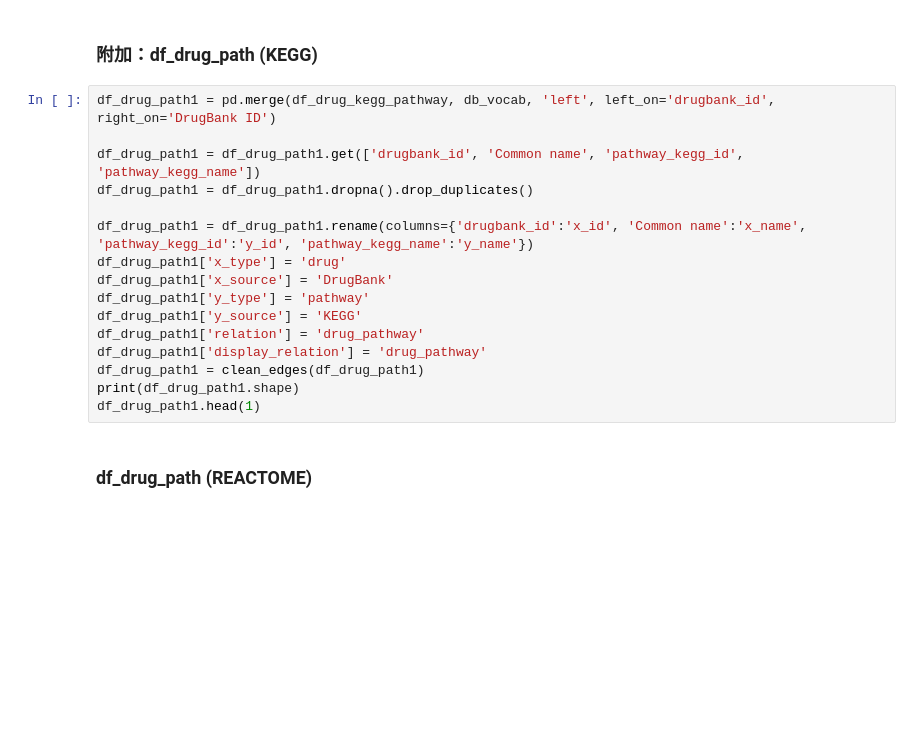
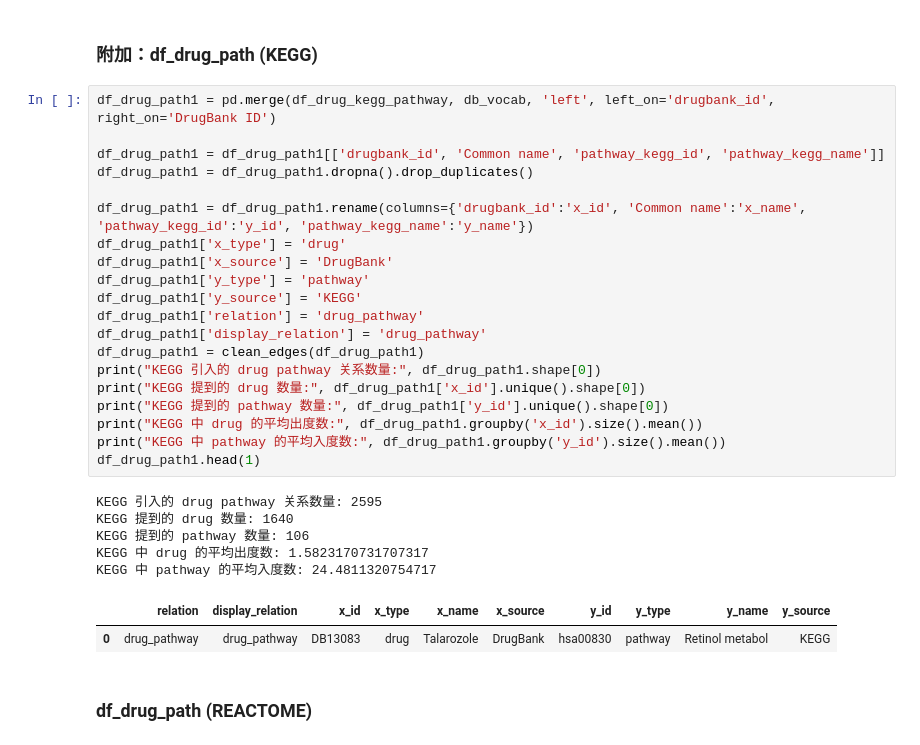
Before and after one commit to CPU-DS/kg4rd, a Jupyter notebook: src/kg4rd/data_process/build_graph.ipynb, the cells around one changed output. Cells and saved outputs as stored; diff of their text form; blank space fills up the shorter version.

```diff
--- a/src/kg4rd/data_process/build_graph.ipynb
+++ b/src/kg4rd/data_process/build_graph.ipynb
@@ -180,19 +180,31 @@ def clean_edges(df):
 # %%
 df_drug_path1 = pd.merge(df_drug_kegg_pathway, db_vocab, 'left', left_on='drugbank_id', right_on='DrugBank ID')
 
-df_drug_path1 = df_drug_path1.get(['drugbank_id', 'Common name', 'pathway_kegg_id', 'pathway_kegg_name'])
+df_drug_path1 = df_drug_path1[['drugbank_id', 'Common name', 'pathway_kegg_id', 'pathway_kegg_name']]
 df_drug_path1 = df_drug_path1.dropna().drop_duplicates()
 
 df_drug_path1 = df_drug_path1.rename(columns={'drugbank_id':'x_id', 'Common name':'x_name', 'pathway_kegg_id':'y_id', 'pathway_kegg_name':'y_name'})
 df_drug_path1['x_type'] = 'drug'
 df_drug_path1['x_source'] = 'DrugBank'
 df_drug_path1['y_type'] = 'pathway'
 df_drug_path1['y_source'] = 'KEGG'
 df_drug_path1['relation'] = 'drug_pathway'
 df_drug_path1['display_relation'] = 'drug_pathway'
 df_drug_path1 = clean_edges(df_drug_path1)
-print(df_drug_path1.shape)
+print("KEGG 引入的 drug pathway 关系数量:", df_drug_path1.shape[0])
+print("KEGG 提到的 drug 数量:", df_drug_path1['x_id'].unique().shape[0])
+print("KEGG 提到的 pathway 数量:", df_drug_path1['y_id'].unique().shape[0])
+print("KEGG 中 drug 的平均出度数:", df_drug_path1.groupby('x_id').size().mean())
+print("KEGG 中 pathway 的平均入度数:", df_drug_path1.groupby('y_id').size().mean())
 df_drug_path1.head(1)
+# %% [output]
+KEGG 引入的 drug pathway 关系数量: 2595
+KEGG 提到的 drug 数量: 1640
+KEGG 提到的 pathway 数量: 106
+KEGG 中 drug 的平均出度数: 1.5823170731707317
+KEGG 中 pathway 的平均入度数: 24.4811320754717
+|  | relation | display_relation | x_id | x_type | x_name | x_source | y_id | y_type | y_name | y_source |
+| 0 | drug_pathway | drug_pathway | DB13083 | drug | Talarozole | DrugBank | hsa00830 | pathway | Retinol metabol | KEGG |
 # %% [markdown]
 ### df_drug_path (REACTOME)
 # %%
```
Also changed, not shown: parts of 54 cells of this notebook, 16 other files.
